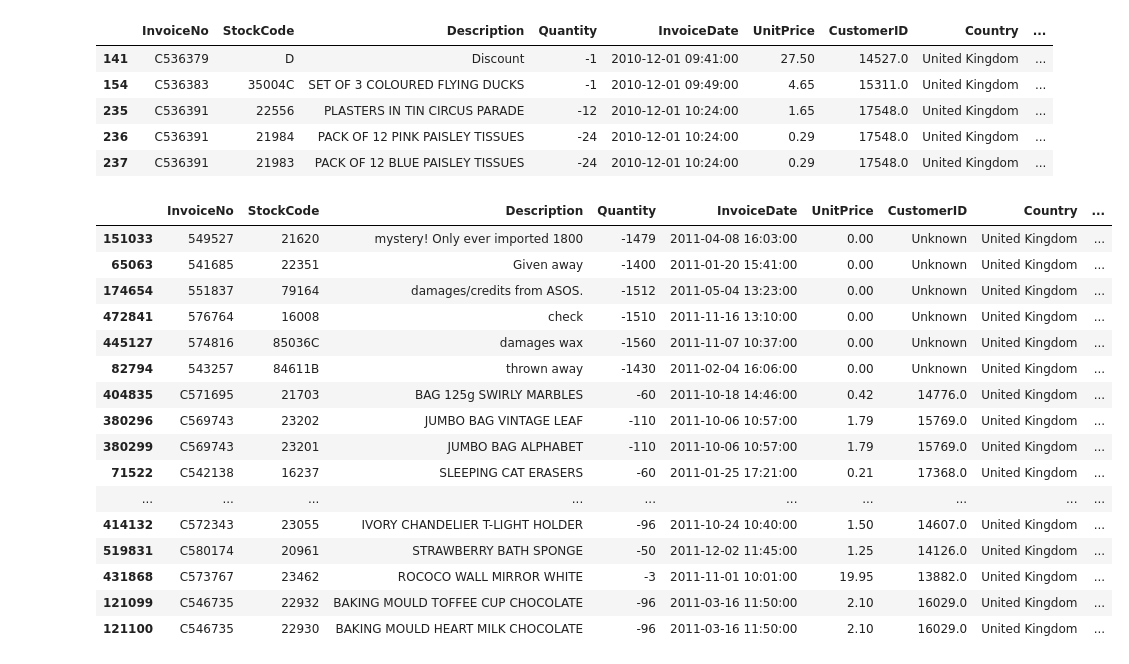
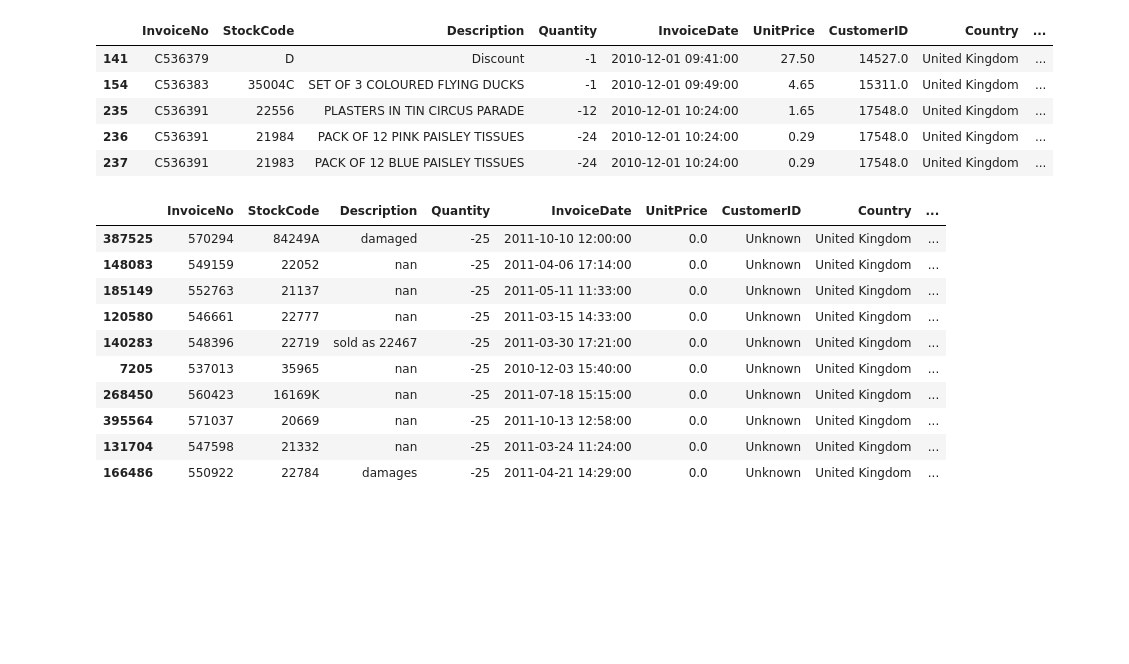
Before and after one commit to karapradeepkumar/Group14_MLUL2, a Jupyter notebook: Group14_MLUL2.ipynb, the cells around one changed output. Saved outputs shown, nothing was run; the diff lists cells and outputs as text; code cells hidden in the pictures; blank space fills up the shorter version.

```diff
--- a/Group14_MLUL2.ipynb
+++ b/Group14_MLUL2.ipynb
@@ -781,5 +781,5 @@ cancelled_orders.head()
 | 236 | C536391 | 21984 | PACK OF 12 PINK PAISLEY TISSUES | -24 | 2010-12-01 10:24:00 | 0.29 | 17548.0 | United Kingdom | ... |
 | 237 | C536391 | 21983 | PACK OF 12 BLUE PAISLEY TISSUES | -24 | 2010-12-01 10:24:00 | 0.29 | 17548.0 | United Kingdom | ... |
 # %%
-numeric_columns = ['TotalPrice','Quantity']
+numeric_columns = ['TotalPrice','Quantity','UnitPrice']
 # Update based on the dataset removed 'NumericStockCode' 'CustomerID', 'Quantity', 'UnitPrice',
@@ -794,7 +790,4 @@ cancelled_orders_numeric = cancelled_orders[numeric_columns]
 # %%
 # scaling the cancelled orders
 scaler = StandardScaler()
-cancelled_orders_scaled = scaler.fit_transform(cancelled_orders_copy[numeric_columns])
+cancelled_orders_scaled = scaler.fit_transform(cancelled_orders_numeric)
-# %%
-# one hot encoding for the categorical data
-cancelled_orders_scaled = pd.get_dummies(cancelled_orders_copy[categorical_columns], columns=categorical_columns)
@@ -801,3 +804,3 @@ cancelled_orders_scaled = pd.get_dummies(cancelled_orders_copy[categorical_colum
 # %%
-df_for_lof = pd.concat([cancelled_orders_scaled, cancelled_orders_numeric], axis=1)
+df_for_lof = pd.DataFrame(cancelled_orders_scaled, columns=numeric_columns)
 # %%
@@ -914,22 +883,16 @@ cancelled_orders_with_lof.head()
 | 237 | C536391 | 21983 | PACK OF 12 BLUE PAISLEY TISSUES | -24 | 2010-12-01 10:24:00 | 0.29 | 17548.0 | United Kingdom | ... |
 # %%
 # Top outliers
-cancelled_orders_with_lof.sort_values(['lof_scores'], ascending=False)[:25]
+cancelled_orders_with_lof.sort_values(['lof_scores'], ascending=True)[:10]
 # %% [output]
 |  | InvoiceNo | StockCode | Description | Quantity | InvoiceDate | UnitPrice | CustomerID | Country | ... |
-| 151033 | 549527 | 21620 | mystery! Only ever imported 1800 | -1479 | 2011-04-08 16:03:00 | 0.00 | Unknown | United Kingdom | ... |
-| 65063 | 541685 | 22351 | Given away | -1400 | 2011-01-20 15:41:00 | 0.00 | Unknown | United Kingdom | ... |
-| 174654 | 551837 | 79164 | damages/credits from ASOS. | -1512 | 2011-05-04 13:23:00 | 0.00 | Unknown | United Kingdom | ... |
-| 472841 | 576764 | 16008 | check | -1510 | 2011-11-16 13:10:00 | 0.00 | Unknown | United Kingdom | ... |
-| 445127 | 574816 | 85036C | damages wax | -1560 | 2011-11-07 10:37:00 | 0.00 | Unknown | United Kingdom | ... |
-| 82794 | 543257 | 84611B | thrown away | -1430 | 2011-02-04 16:06:00 | 0.00 | Unknown | United Kingdom | ... |
-| 404835 | C571695 | 21703 | BAG 125g SWIRLY MARBLES | -60 | 2011-10-18 14:46:00 | 0.42 | 14776.0 | United Kingdom | ... |
-| 380296 | C569743 | 23202 | JUMBO BAG VINTAGE LEAF | -110 | 2011-10-06 10:57:00 | 1.79 | 15769.0 | United Kingdom | ... |
-| 380299 | C569743 | 23201 | JUMBO BAG ALPHABET | -110 | 2011-10-06 10:57:00 | 1.79 | 15769.0 | United Kingdom | ... |
-| 71522 | C542138 | 16237 | SLEEPING CAT ERASERS | -60 | 2011-01-25 17:21:00 | 0.21 | 17368.0 | United Kingdom | ... |
-| ... | ... | ... | ... | ... | ... | ... | ... | ... | ... |
-| 414132 | C572343 | 23055 | IVORY CHANDELIER T-LIGHT HOLDER | -96 | 2011-10-24 10:40:00 | 1.50 | 14607.0 | United Kingdom | ... |
-| 519831 | C580174 | 20961 | STRAWBERRY BATH SPONGE | -50 | 2011-12-02 11:45:00 | 1.25 | 14126.0 | United Kingdom | ... |
-| 431868 | C573767 | 23462 | ROCOCO WALL MIRROR WHITE | -3 | 2011-11-01 10:01:00 | 19.95 | 13882.0 | United Kingdom | ... |
-| 121099 | C546735 | 22932 | BAKING MOULD TOFFEE CUP CHOCOLATE | -96 | 2011-03-16 11:50:00 | 2.10 | 16029.0 | United Kingdom | ... |
-| 121100 | C546735 | 22930 | BAKING MOULD HEART MILK CHOCOLATE | -96 | 2011-03-16 11:50:00 | 2.10 | 16029.0 | United Kingdom | ... |
+| 387525 | 570294 | 84249A | damaged | -25 | 2011-10-10 12:00:00 | 0.0 | Unknown | United Kingdom | ... |
+| 148083 | 549159 | 22052 | nan | -25 | 2011-04-06 17:14:00 | 0.0 | Unknown | United Kingdom | ... |
+| 185149 | 552763 | 21137 | nan | -25 | 2011-05-11 11:33:00 | 0.0 | Unknown | United Kingdom | ... |
+| 120580 | 546661 | 22777 | nan | -25 | 2011-03-15 14:33:00 | 0.0 | Unknown | United Kingdom | ... |
+| 140283 | 548396 | 22719 | sold as 22467 | -25 | 2011-03-30 17:21:00 | 0.0 | Unknown | United Kingdom | ... |
+| 7205 | 537013 | 35965 | nan | -25 | 2010-12-03 15:40:00 | 0.0 | Unknown | United Kingdom | ... |
+| 268450 | 560423 | 16169K | nan | -25 | 2011-07-18 15:15:00 | 0.0 | Unknown | United Kingdom | ... |
+| 395564 | 571037 | 20669 | nan | -25 | 2011-10-13 12:58:00 | 0.0 | Unknown | United Kingdom | ... |
+| 131704 | 547598 | 21332 | nan | -25 | 2011-03-24 11:24:00 | 0.0 | Unknown | United Kingdom | ... |
+| 166486 | 550922 | 22784 | damages | -25 | 2011-04-21 14:29:00 | 0.0 | Unknown | United Kingdom | ... |
```
Also changed, not shown: parts of 33 cells of this notebook.
